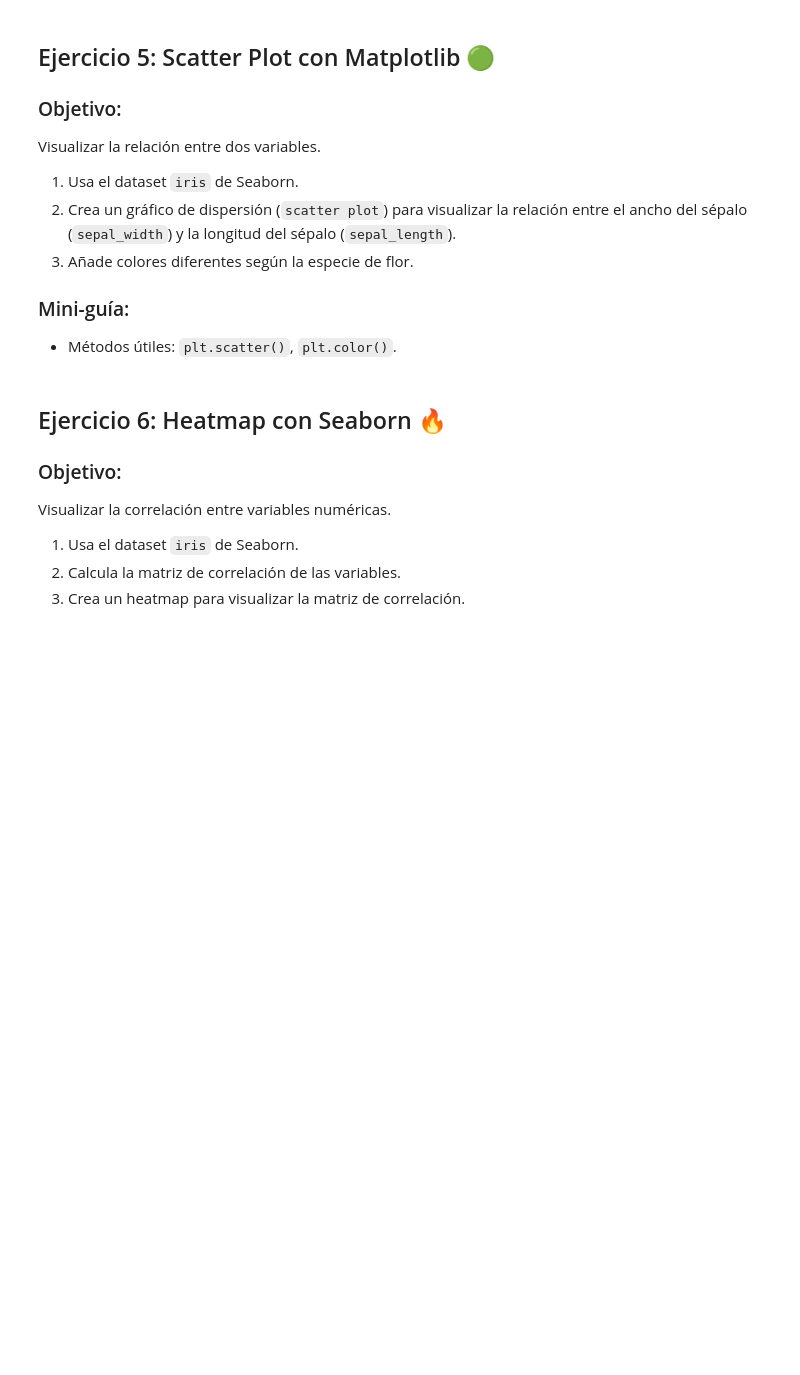
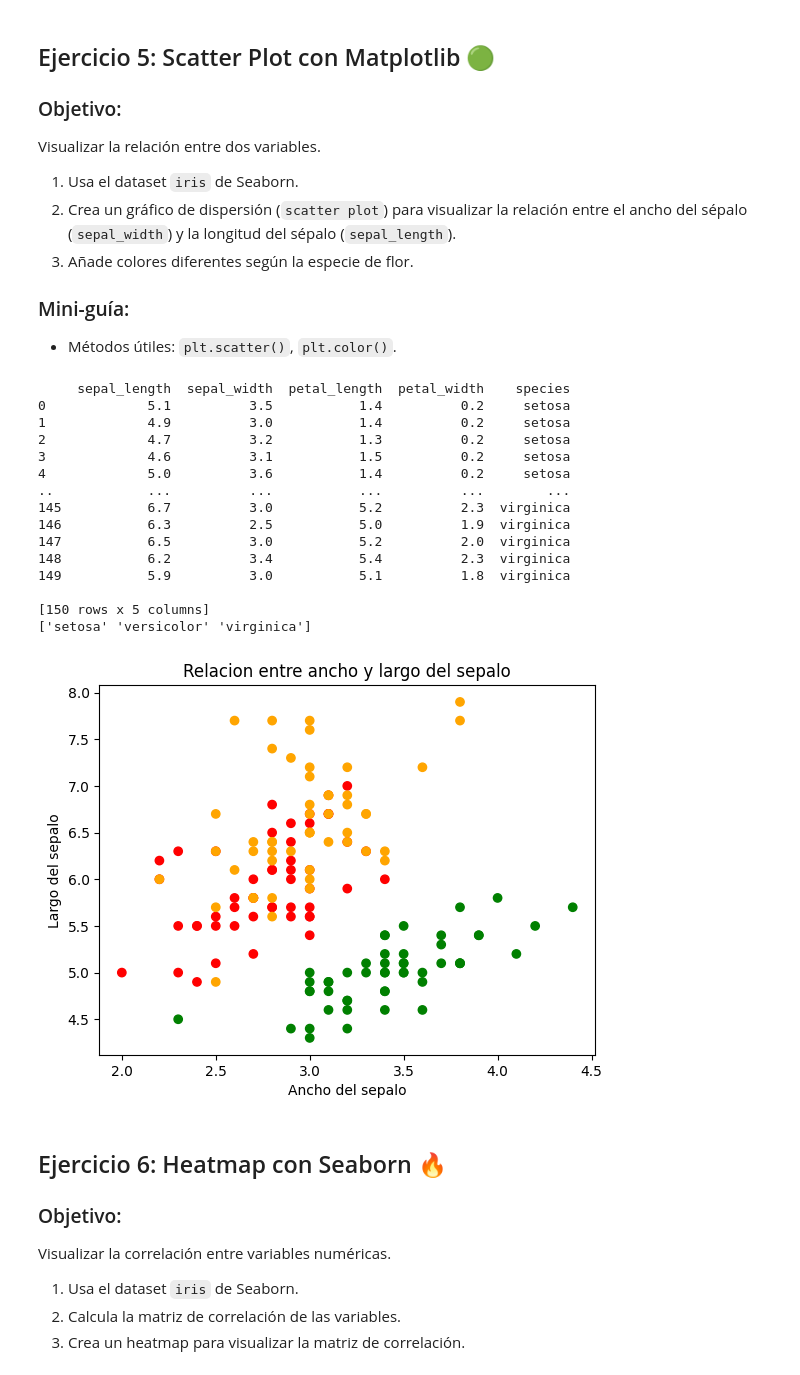
Before and after one commit to camilazioness/Ejercicios-de-An-lisis-de-Datos-con-Pandas-NumPy-Matplotlib-y-Seaborn, a Jupyter notebook: Ejercicios_Extra_matplotlib_seaborn/SOLUCIONES.ipynb, the cells around one changed output. Cells and saved outputs as stored; diff of their text form; code cells hidden in the pictures; blank space fills up the shorter version.

Commit message:
Solucones ejercicios extras matplotlib y seaborn

```diff
--- a/Ejercicios_Extra_matplotlib_seaborn/SOLUCIONES.ipynb
+++ b/Ejercicios_Extra_matplotlib_seaborn/SOLUCIONES.ipynb
@@ -144,6 +143,48 @@ Visualizar la relación entre dos variables.
 
 ### Mini-guía:
 - Métodos útiles: `plt.scatter()`, `plt.color()`.
+# %%
+# 1. Usa el dataset `iris` de Seaborn.
+df = sns.load_dataset('iris')
+print(df)
+
+# 3. Añade colores diferentes según la especie de flor.
+def species_color(species):
+    if species == 'setosa':
+        color = 'green'
+    elif species == 'versicolor':
+        color = 'red'
+    elif species == 'virginica':
+        color = 'orange'
+    return color
+
+df['color_x_specie'] = df['species'].apply(species_color)
+
+# 2. Crea un gráfico de dispersión (`scatter plot`) para visualizar la relación entre el ancho del sépalo (`sepal_width`) y la longitud del sépalo (`sepal_length`).
+plt.scatter(x=df['sepal_width'], y=df['sepal_length'], c=df['color_x_specie'])
+plt.title('Relacion entre ancho y largo del sepalo')
+plt.xlabel('Ancho del sepalo')
+plt.ylabel('Largo del sepalo')
+
+
+print(df['species'].unique())
+# %% [output]
+     sepal_length  sepal_width  petal_length  petal_width    species
+0             5.1          3.5           1.4          0.2     setosa
+1             4.9          3.0           1.4          0.2     setosa
+2             4.7          3.2           1.3          0.2     setosa
+3             4.6          3.1           1.5          0.2     setosa
+4             5.0          3.6           1.4          0.2     setosa
+..            ...          ...           ...          ...        ...
+145           6.7          3.0           5.2          2.3  virginica
+146           6.3          2.5           5.0          1.9  virginica
+147           6.5          3.0           5.2          2.0  virginica
+148           6.2          3.4           5.4          2.3  virginica
+149           5.9          3.0           5.1          1.8  virginica
+
+[150 rows x 5 columns]
+['setosa' 'versicolor' 'virginica']
+[figure, added]
 # %% [markdown]
 ## Ejercicio 6: Heatmap con Seaborn 🔥
 ### Objetivo:
```
Also changed, not shown: parts of 6 cells of this notebook, 1 other file.
